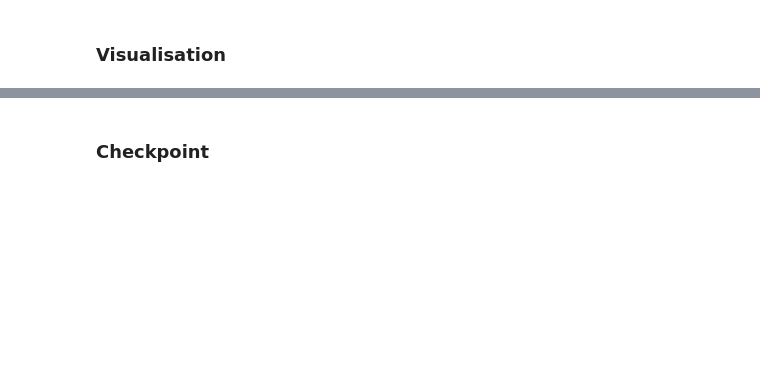
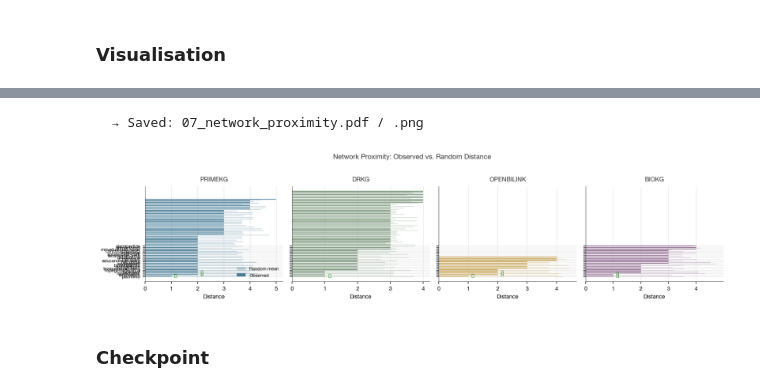
Before and after one commit to emmolins/biokgsuite_dashboard, a Jupyter notebook: eval_notebooks/07_generalization.ipynb, the cells around one changed output, grey strips where cells are left out. Saved outputs shown, nothing was run; the diff lists cells and outputs as text; code cells hidden in the pictures; blank space fills up the shorter version.

```diff
--- a/eval_notebooks/07_generalization.ipynb
+++ b/eval_notebooks/07_generalization.ipynb
@@ -1172,0 +1503,12 @@ plt.show()
+# %%
+# Build percentile rank data for the rank distribution plot
+pct_data = {}
+all_pct = []
+for name in temporal_ranks_kg:
+    ranks = temporal_ranks_kg[name]
+    n_total = temporal_metrics_kg[name].get('n_diseases', len(ranks))
+    pct = 100.0 * ranks / max(n_total, 1)
+    pct_data[name] = pct
+    all_pct.extend(pct.tolist())
+
+print(f'Percentile data built for {len(pct_data)} KGs: {list(pct_data.keys())}')
@@ -1196,3 +1821,60 @@ plt.show()
+# %%
+# ── Network proximity: observed vs. random distance per KG ───────────
+shown_kgs = [n for n in LOADED if all_proximity.get(n)]
+if shown_kgs:
+    fig, axes = plt.subplots(1, len(shown_kgs),
+                             figsize=(3.2 * len(shown_kgs), 3.0),
+                             sharey=True, squeeze=False)
+    axes = axes[0]
+
+    for ax, kg_name in zip(axes, shown_kgs):
+        ok = [r for r in all_proximity[kg_name] if 'obs_dist' in r]
+        if not ok:
+            ax.set_visible(False)
+            continue
+
+        obs_dists  = [r['obs_dist'] for r in ok]
+        rand_means = [r['random_mean'] for r in ok]
+        sig_mask   = [r['significant'] for r in ok]
+
+        x = np.arange(len(ok))
+        drug_labels = [r['drug'][:18] for r in
+                       sorted(ok, key=lambda r: (r['obs_dist'], r['bonf_p']))]
+        ok_sorted = sorted(ok, key=lambda r: (r['obs_dist'], r['bonf_p']))
+        obs_s  = [r['obs_dist'] for r in ok_sorted]
+        rand_s = [r['random_mean'] for r in ok_sorted]
+        sig_s  = [r['significant'] for r in ok_sorted]
+
+        color = KG_COLORS.get(kg_name, '#888888')
+
+        ax.barh(x, rand_s, height=0.45, color=color, alpha=0.25, label='Random mean')
+        ax.barh(x + 0.45, obs_s, height=0.45, color=color, alpha=0.85, label='Observed')
+
+        # Mark significant pairs
+        for j, (o, s) in enumerate(zip(obs_s, sig_s)):
+            if s:
+                ax.text(o + 0.1, j + 0.45, '\u2713', fontsize=8,
+                        va='center', color='green', fontweight='bold')
+
+        ax.set_yticks(x + 0.22)
+        ax.set_yticklabels(drug_labels, fontsize=6.5)
+        ax.set_xlabel('Distance', fontsize=8)
+        ax.set_title(kg_name.upper(), fontsize=9, fontweight='bold',
+                     color=TEXT_COLOR)
+        ax.invert_yaxis()
+        if ax == axes[0]:
+            ax.legend(fontsize=6.5, loc='lower right')
+        for spine in ['top', 'right']:
+            ax.spines[spine].set_visible(False)
+
+    plt.suptitle('Network Proximity: Observed vs. Random Distance',
+                 fontsize=10, fontweight='bold', y=1.02, color=TEXT_COLOR)
+    plt.tight_layout()
+    save_fig(fig, FIGS, '07_network_proximity')
+    plt.show()
+# %% [output]
+  → Saved: 07_network_proximity.pdf / .png
+[figure, added]
 # %% [markdown]
 ### Checkpoint
 # %%
```
Also changed, not shown: parts of 36 cells of this notebook, 23 other files.
